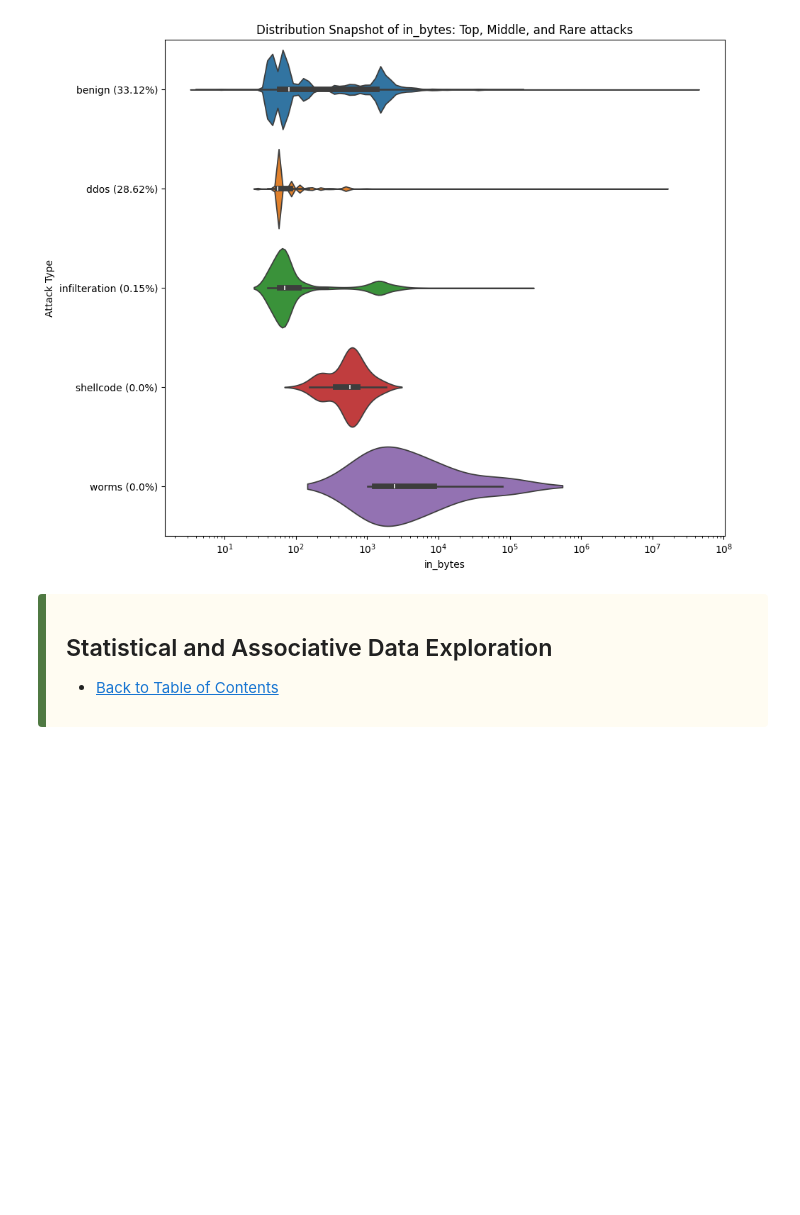
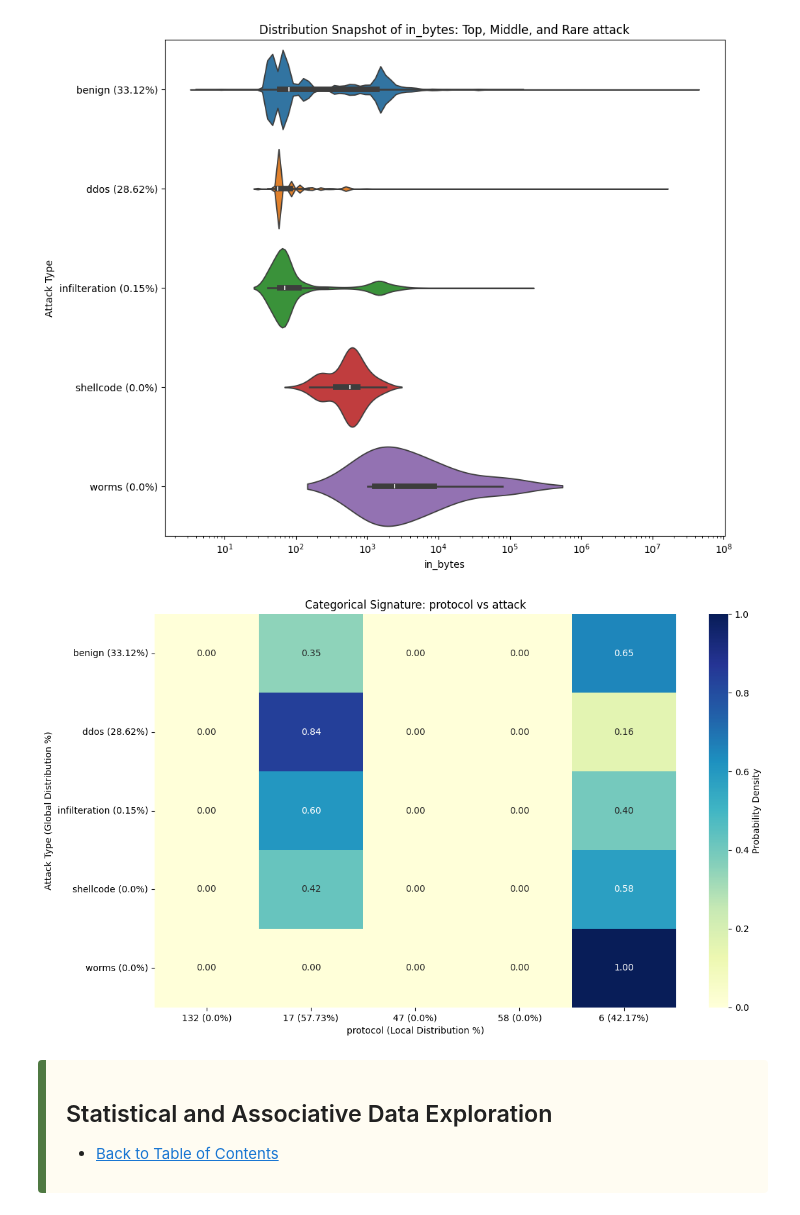
Before and after one commit to JaredWood-DU/COMP3703, a Jupyter notebook: final/explore_normal_data.ipynb, the cells around one changed output. Drawn from its saved outputs; the diff is of its cells as text; code cells hidden in the pictures; blank space fills up the shorter version.

Commit message:
Created categorical visualization

```diff
--- a/final/explore_normal_data.ipynb
+++ b/final/explore_normal_data.ipynb
@@ -169,6 +169,10 @@ Passing `palette` without assigning `hue` is deprecated and will be removed in v
 eND.vis_numerical(df, 'in_bytes')
 # %% [output]
 [figure]
+# %%
+eND.vis_categorical(df, 'protocol')
+# %% [output]
+[figure, added]
 # %% [markdown]
 <div style="
     padding: 15px 20px;
```
Also changed, not shown: parts of 1 cell of this notebook, 1 other file.
